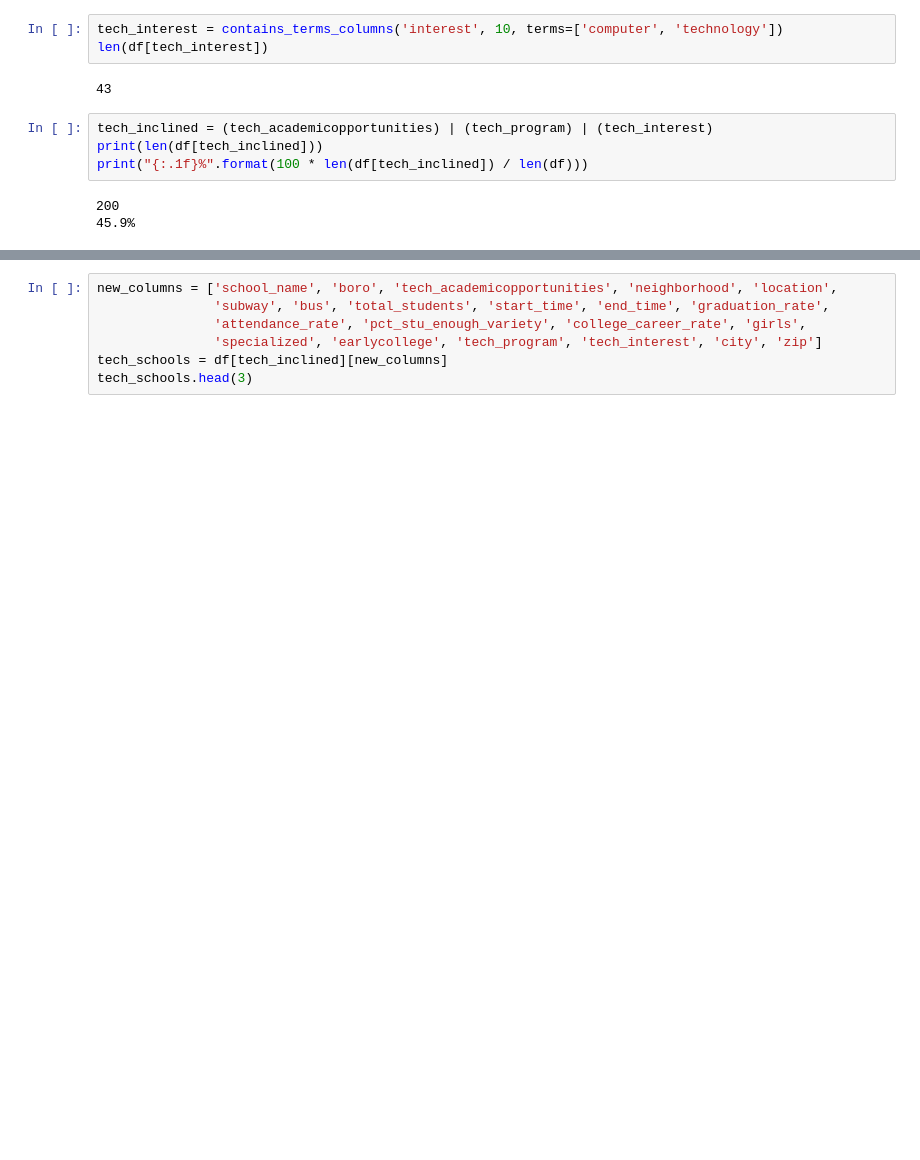
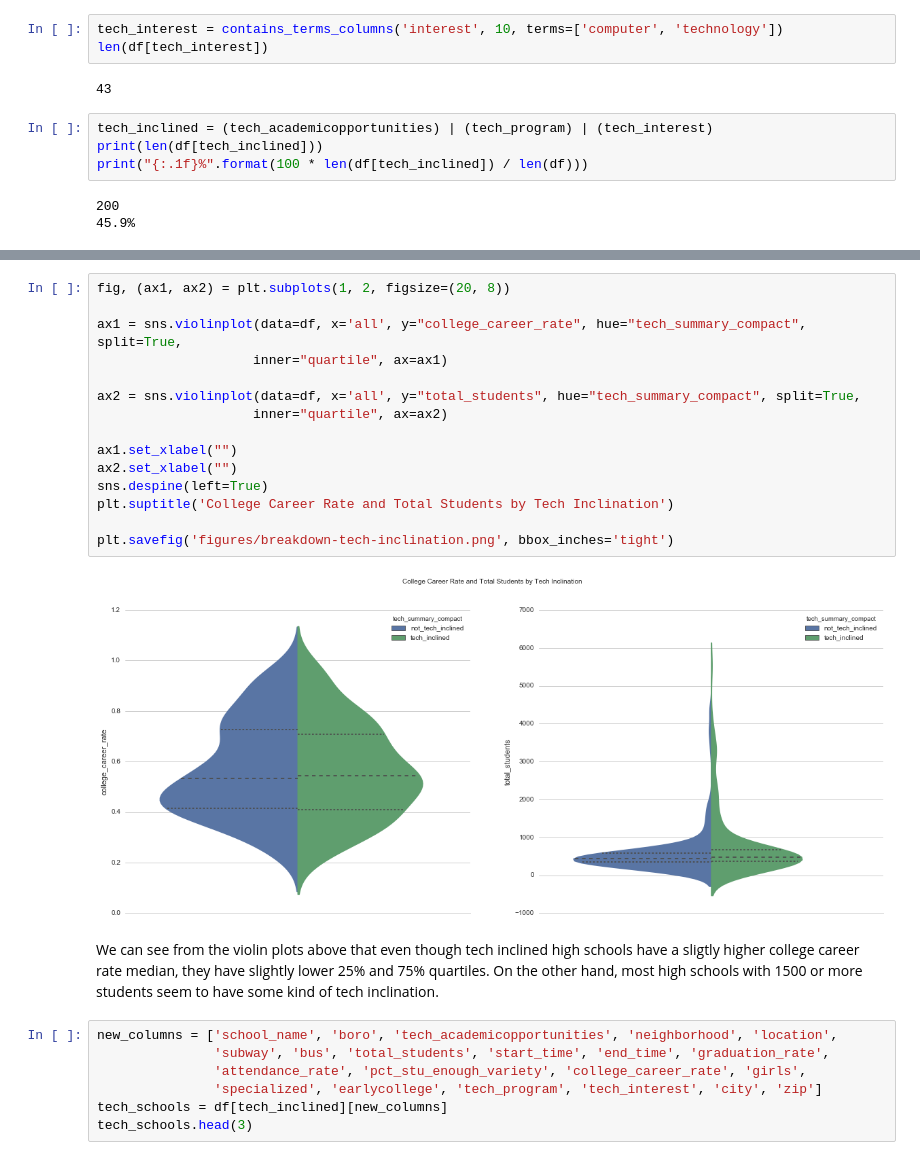
Before and after one commit to gabrielcs/nyc-subway-canvass, a Jupyter notebook: high-schools-cleaning-exploration.ipynb, the cells around one changed output, grey strips where cells are left out. Cells and saved outputs as stored; diff of their text form; blank space fills up the shorter version.

```diff
--- a/high-schools-cleaning-exploration.ipynb
+++ b/high-schools-cleaning-exploration.ipynb
@@ -120,3 +215,22 @@ df.head(3)
+# %%
+fig, (ax1, ax2) = plt.subplots(1, 2, figsize=(20, 8))
+
+ax1 = sns.violinplot(data=df, x='all', y="college_career_rate", hue="tech_summary_compact", split=True,
+                    inner="quartile", ax=ax1)
+
+ax2 = sns.violinplot(data=df, x='all', y="total_students", hue="tech_summary_compact", split=True,
+                    inner="quartile", ax=ax2)
+
+ax1.set_xlabel("")
+ax2.set_xlabel("")
+sns.despine(left=True)
+plt.suptitle('College Career Rate and Total Students by Tech Inclination')
+
+plt.savefig('figures/breakdown-tech-inclination.png', bbox_inches='tight')
+# %% [output]
+[figure, added]
+# %% [markdown]
+We can see from the violin plots above that even though tech inclined high schools have a sligtly higher college career rate median, they have slightly lower 25% and 75% quartiles. On the other hand, most high schools with 1500 or more students seem to have some kind of tech inclination.
 # %%
 new_columns = ['school_name', 'boro', 'tech_academicopportunities', 'neighborhood', 'location',
                'subway', 'bus', 'total_students', 'start_time', 'end_time', 'graduation_rate',
```
Also changed, not shown: parts of 23 cells of this notebook, 19 other files.
